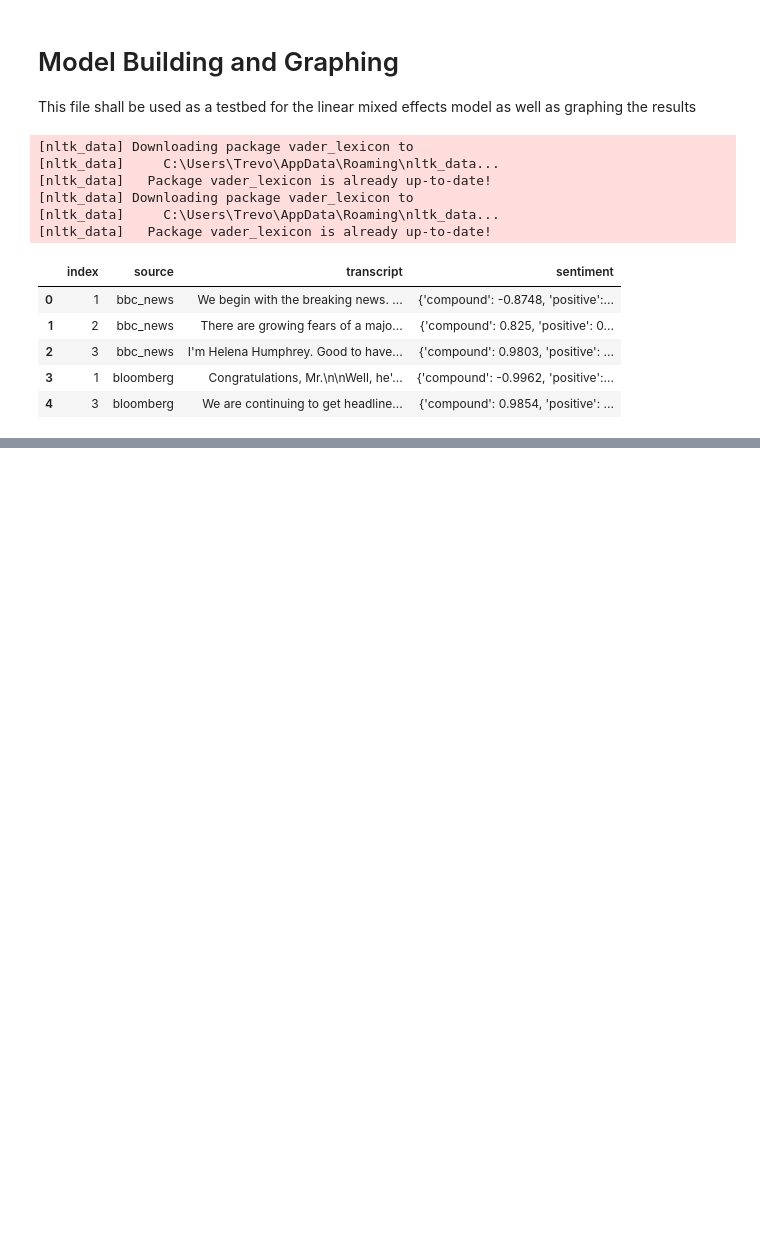
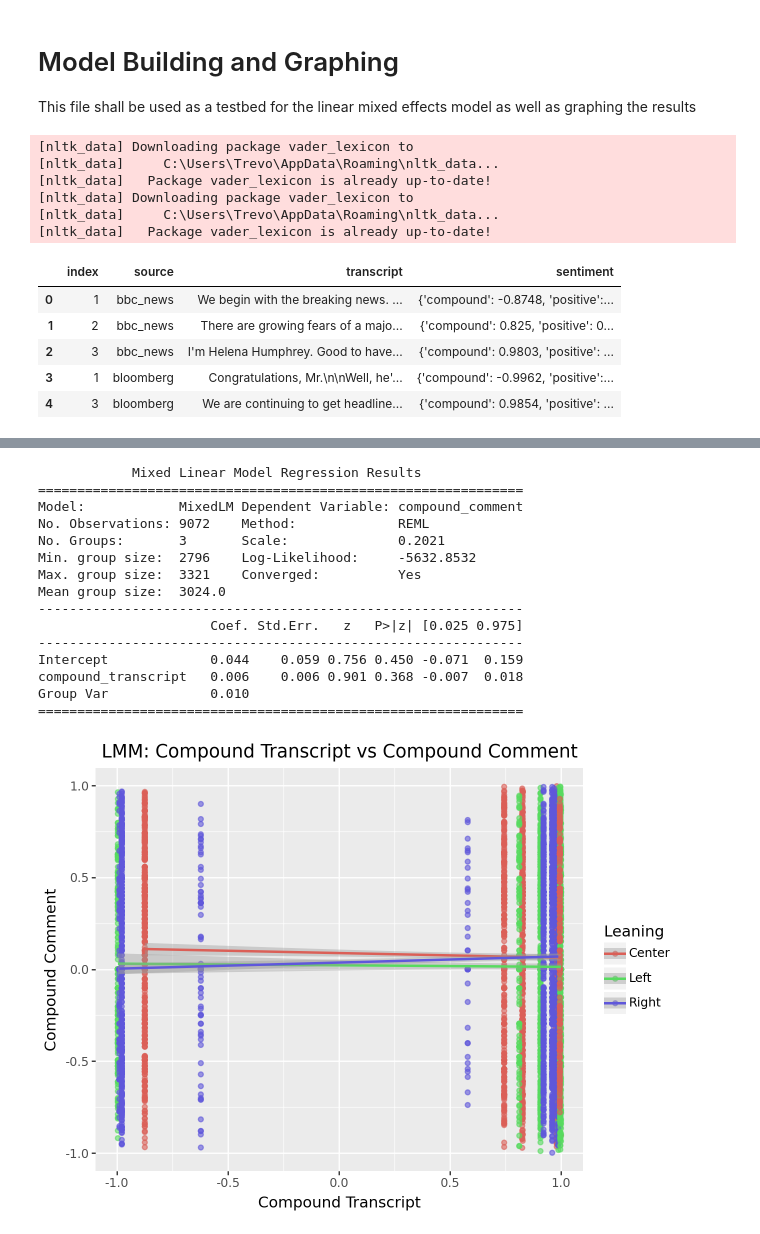
Before and after one commit to alanklin/NLP-Midterm, a Jupyter notebook: Code/graphage.ipynb, the cells around one changed output, grey strips where cells are left out. Saved outputs shown, nothing was run; the diff lists cells and outputs as text; code cells hidden in the pictures; blank space fills up the shorter version.

```diff
--- a/Code/graphage.ipynb
+++ b/Code/graphage.ipynb
@@ -113,0 +186,48 @@ from plotnine import *
+# %%
+import pandas as pd
+import statsmodels.api as sm
+import statsmodels.formula.api as smf
+from plotnine import ggplot, aes, geom_point, geom_smooth, theme_minimal, labs
+
+def fit_lmm(data):
+    # Fit a linear mixed-effects model
+    model = smf.mixedlm("compound_comment ~ compound_transcript",
+                         data,
+                         groups=data["leaning"]).fit()
+    return model.summary()
+
+def plot_lmm_trend(data):
+    # Create a scatter plot with a regression trend line
+    plot = (ggplot(data, aes(x='compound_transcript', y='compound_comment', color='leaning'))
+            + geom_point(alpha=0.6)  # Scatter plot points
+            + geom_smooth(method='lm', se=True)  # Linear trend line
+            + labs(title="LMM: Compound Transcript vs Compound Comment",
+                   x="Compound Transcript",
+                   y="Compound Comment",
+                   color="Leaning")
+           )
+    return plot
+
+# Example usage
+lmm_summary = fit_lmm(data)
+print(lmm_summary)
+
+plot = plot_lmm_trend(data)
+plot.show()
+# %% [output]
+            Mixed Linear Model Regression Results
+==============================================================
+Model:            MixedLM Dependent Variable: compound_comment
+No. Observations: 9072    Method:             REML
+No. Groups:       3       Scale:              0.2021
+Min. group size:  2796    Log-Likelihood:     -5632.8532
+Max. group size:  3321    Converged:          Yes
+Mean group size:  3024.0
+--------------------------------------------------------------
+                      Coef. Std.Err.   z   P>|z| [0.025 0.975]
+--------------------------------------------------------------
+Intercept             0.044    0.059 0.756 0.450 -0.071  0.159
+compound_transcript   0.006    0.006 0.901 0.368 -0.007  0.018
+Group Var             0.010
+==============================================================
+[figure, added]
```
Also changed, not shown: parts of 14 cells of this notebook, 4 other files.
